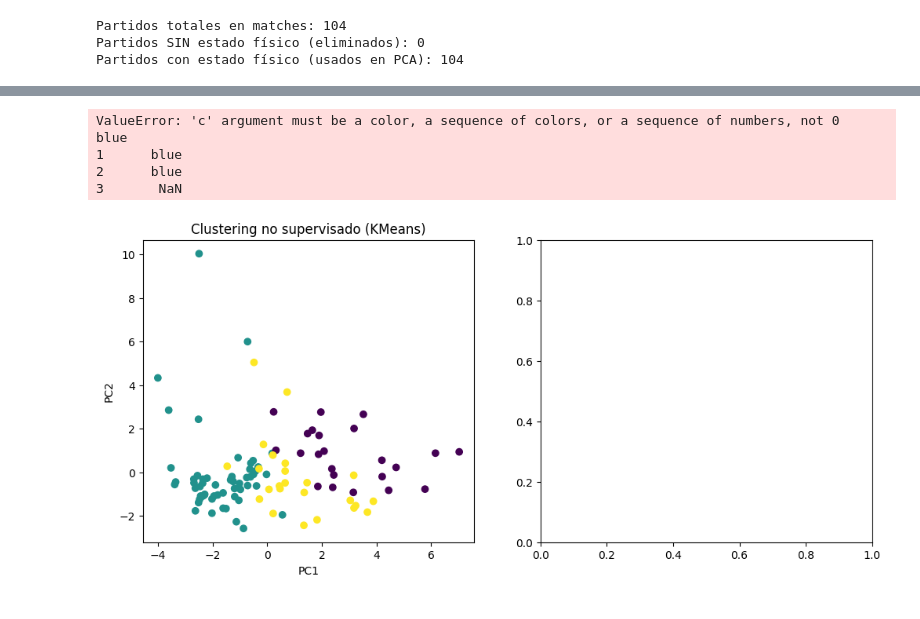
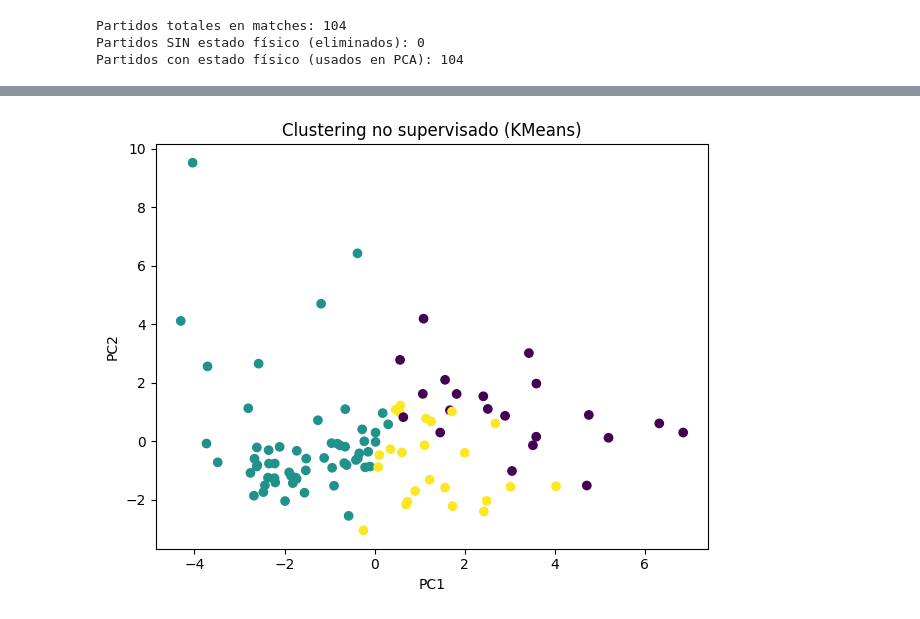
Before and after one commit to Limao0521/ProyectoAnalitica, a Jupyter notebook: Proyecto.ipynb, the cells around one changed output, grey strips where cells are left out. Saved outputs shown, nothing was run; the diff lists cells and outputs as text; code cells hidden in the pictures.

```diff
--- a/Proyecto.ipynb
+++ b/Proyecto.ipynb
@@ -1429,30 +1425,20 @@ estado_color = df_plot['ESTADO_FISICO_first'].map(colores)
 # %%
 import matplotlib.pyplot as plt
 
 plt.figure(figsize=(12,5))
 
 # --- Gráfico 1: Clusters ---
 plt.subplot(1,2,1)
 plt.scatter(X_pca[:,0], X_pca[:,1], c=df_plot['cluster'], cmap='viridis')
 plt.title("Clustering no supervisado (KMeans)")
 plt.xlabel("PC1")
 plt.ylabel("PC2")
 
-# --- Gráfico 2: Variable ilustrativa ---
-plt.subplot(1,2,2)
-plt.scatter(X_pca[:,0], X_pca[:,1], c=estado_color)
-plt.title("Plano factorial coloreado por ESTADO_FISICO (variable ilustrativa)")
-plt.xlabel("PC1")
-plt.ylabel("PC2")
 
 plt.tight_layout()
 plt.show()
 # %% [output]
-ValueError: 'c' argument must be a color, a sequence of colors, or a sequence of numbers, not 0      blue
-1      blue
-2      blue
-3       NaN
-[figure, old version]
+[figure, new version]
 # %%
 tabla = pd.crosstab(df_plot['cluster'], df_plot['ESTADO_FISICO_first'])
 print(tabla)
```
Also changed, not shown: parts of 46 cells of this notebook.
